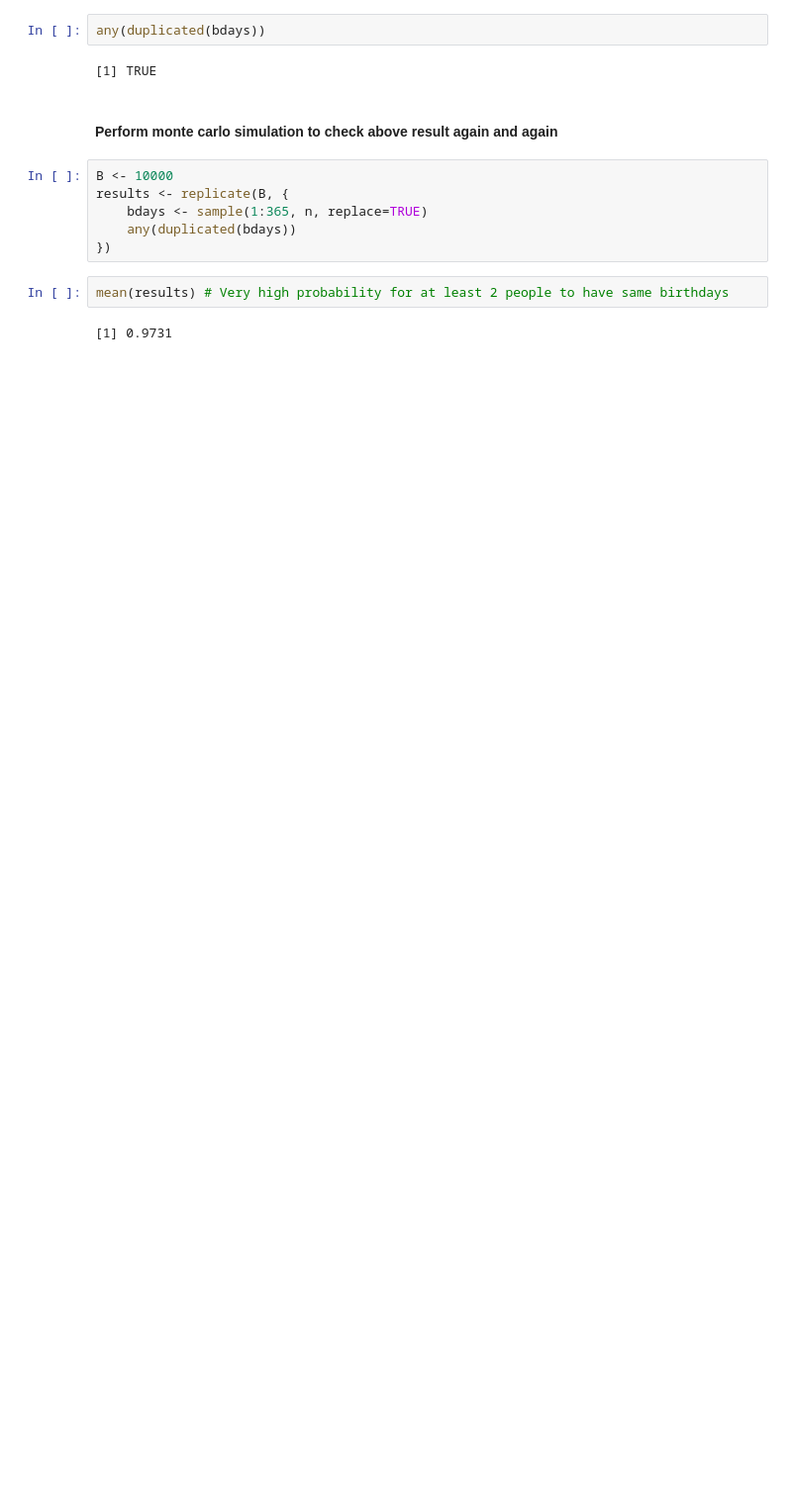
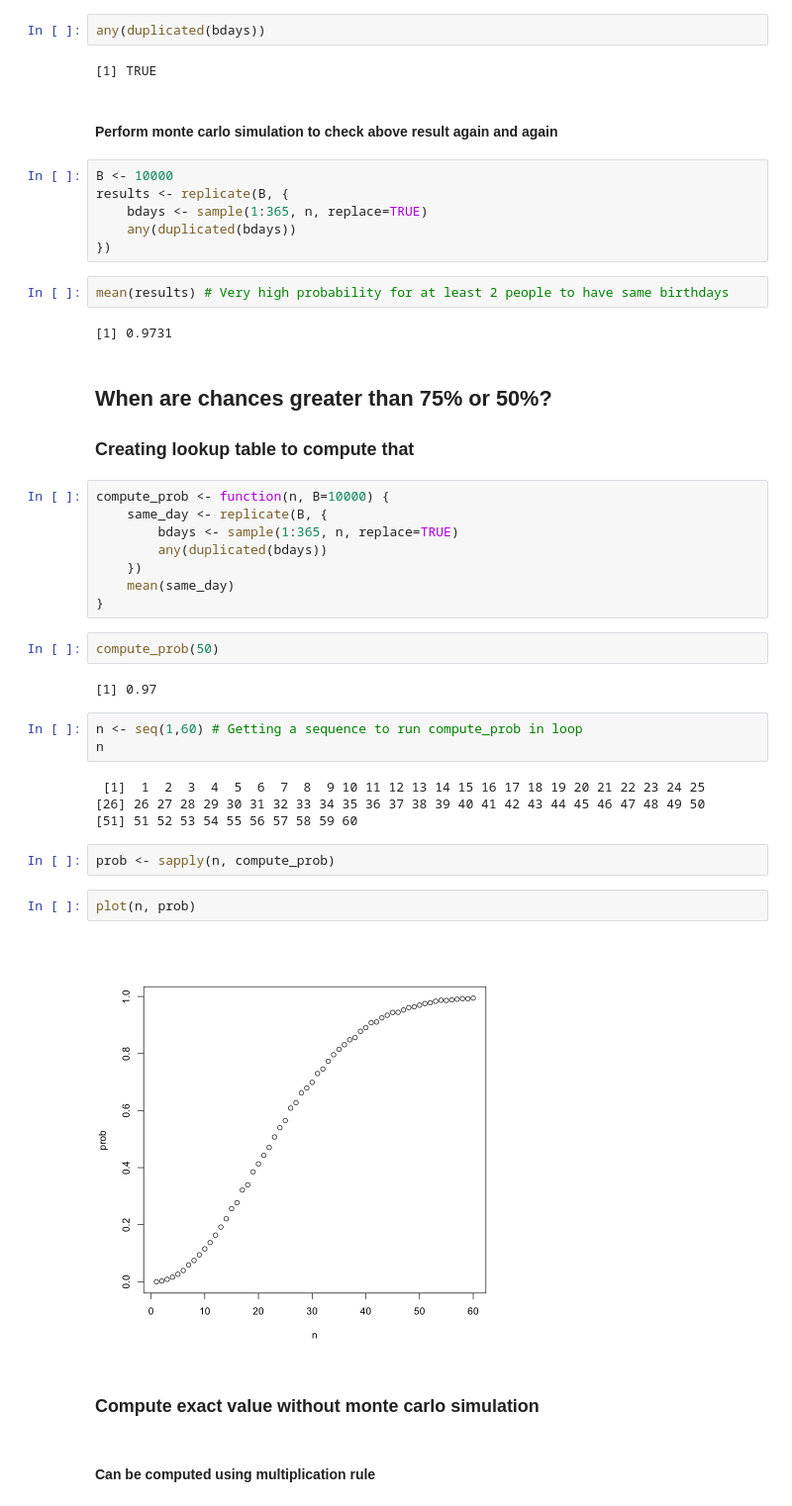
Before and after one commit to techfreakworm/probability_stats_practice, a Jupyter notebook: Data Science_Probability/Birthday problem.ipynb, the cells around one changed output. Shown at 99% size. Saved outputs shown, nothing was run; the diff lists cells and outputs as text; blank space fills up the shorter version.

```diff
--- a/Data Science_Probability/Birthday problem.ipynb
+++ b/Data Science_Probability/Birthday problem.ipynb
@@ -36,3 +36,35 @@ results <- replicate(B, {
 mean(results) # Very high probability for at least 2 people to have same birthdays
 # %% [output]
 [1] 0.9731
+# %% [markdown]
+## When are chances greater than 75% or 50%?
+### Creating lookup table to compute that
+# %%
+compute_prob <- function(n, B=10000) {
+    same_day <- replicate(B, {
+        bdays <- sample(1:365, n, replace=TRUE)
+        any(duplicated(bdays))
+    })
+    mean(same_day)
+}
+# %%
+compute_prob(50)
+# %% [output]
+[1] 0.97
+# %%
+n <- seq(1,60) # Getting a sequence to run compute_prob in loop
+n
+# %% [output]
+ [1]  1  2  3  4  5  6  7  8  9 10 11 12 13 14 15 16 17 18 19 20 21 22 23 24 25
+[26] 26 27 28 29 30 31 32 33 34 35 36 37 38 39 40 41 42 43 44 45 46 47 48 49 50
+[51] 51 52 53 54 55 56 57 58 59 60
+# %%
+prob <- sapply(n, compute_prob)
+# %%
+plot(n, prob)
+# %% [output]
+[figure, added]
+# %% [markdown]
+### Compute exact value without monte carlo simulation
+# %% [markdown]
+#### Can be computed using multiplication rule
```
Also changed, not shown: parts of 6 cells of this notebook, 1 other file.
